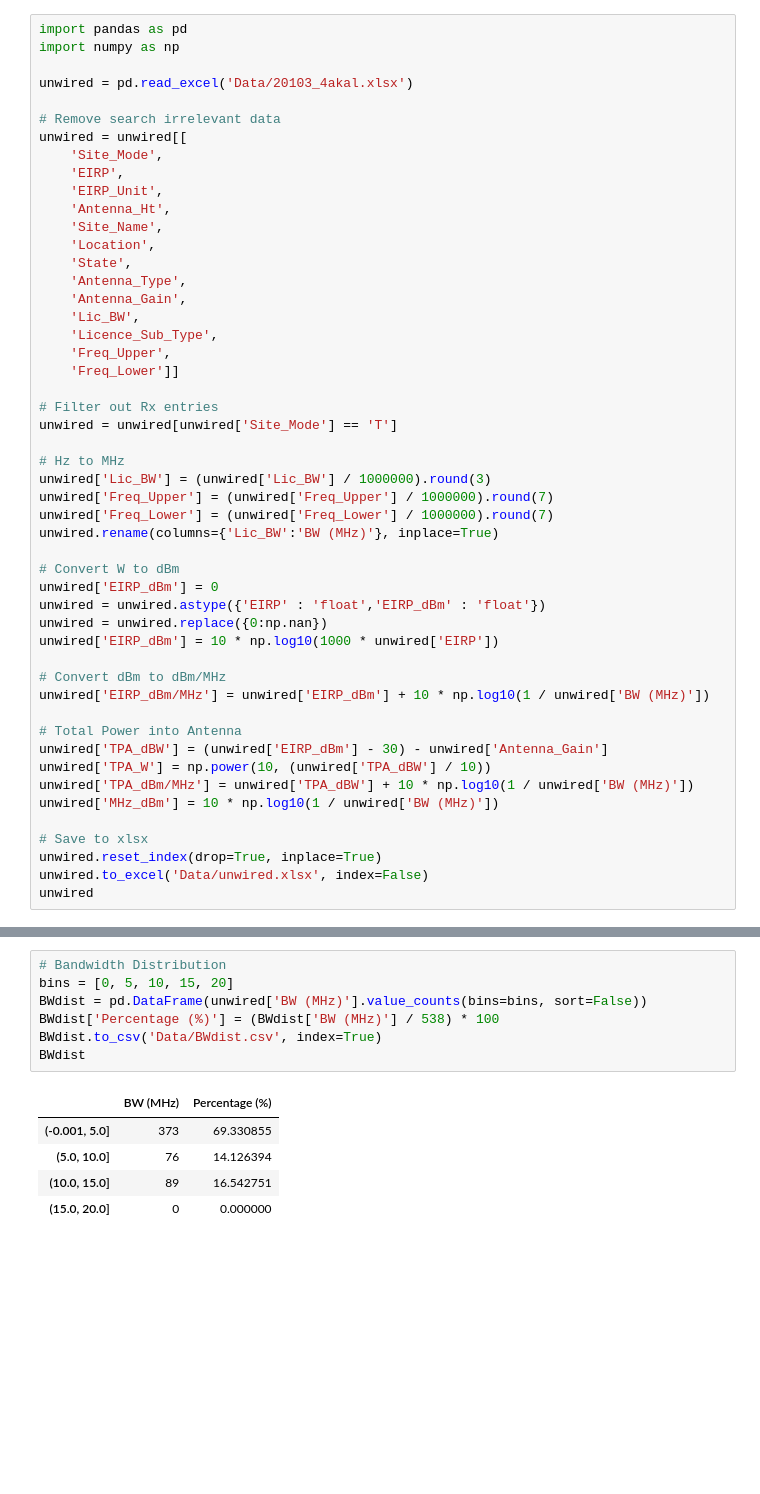
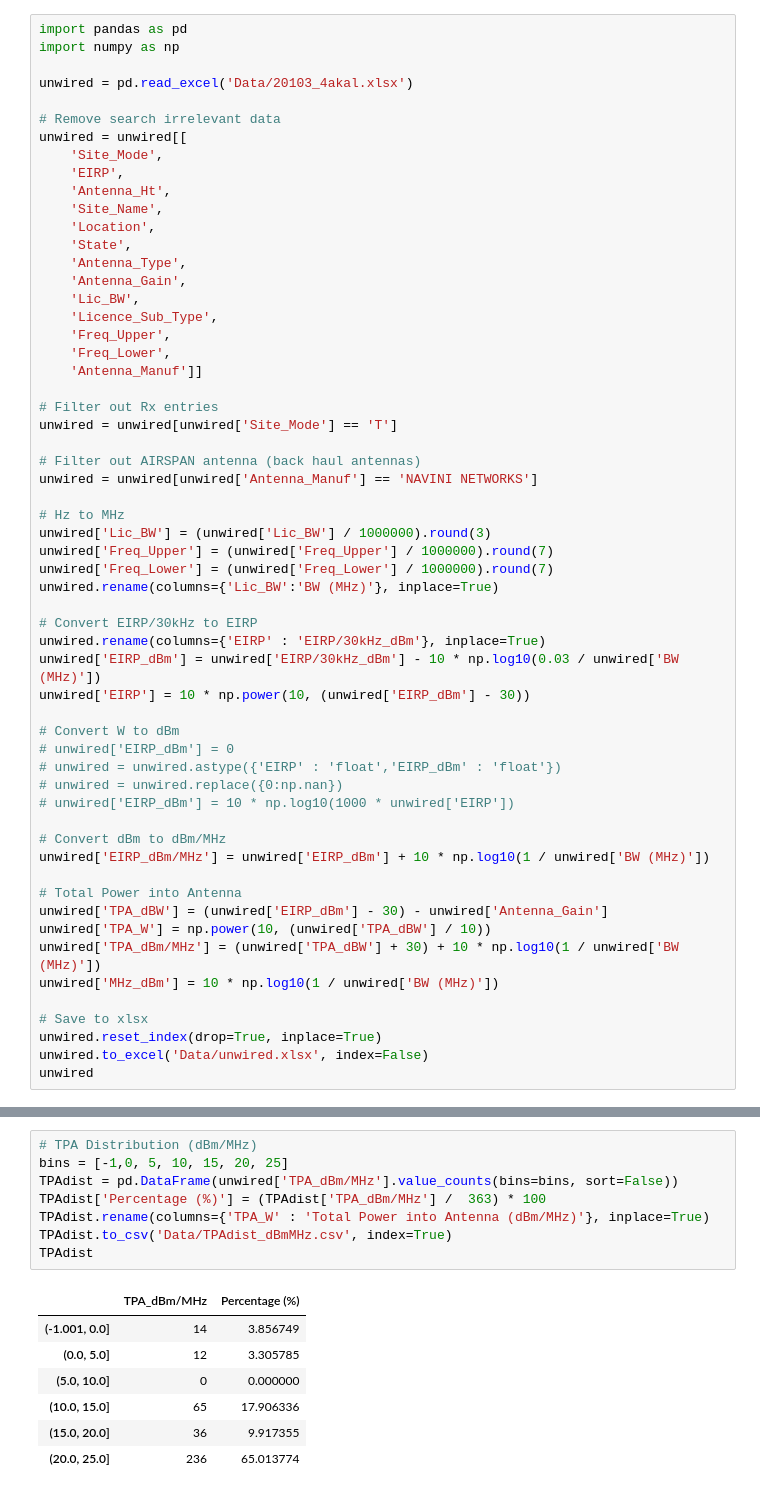
Before and after one commit to navnith-reddy/RAdata, a Jupyter notebook: UnwiredDataProcessing.ipynb, the cells around one changed output, grey strips where cells are left out. Drawn from its saved outputs; the diff is of its cells as text; blank space fills up the shorter version.

```diff
--- a/UnwiredDataProcessing.ipynb
+++ b/UnwiredDataProcessing.ipynb
@@ -32,7 +34,6 @@ unwired = pd.read_excel('Data/20103_4akal.xlsx')
 unwired = unwired[[
     'Site_Mode',
     'EIRP',
-    'EIRP_Unit',
     'Antenna_Ht',
     'Site_Name',
     'Location',
@@ -42,10 +43,14 @@ unwired = unwired[[
     'Lic_BW',
     'Licence_Sub_Type',
     'Freq_Upper',
-    'Freq_Lower']]
+    'Freq_Lower',
+    'Antenna_Manuf']]
 
 # Filter out Rx entries
 unwired = unwired[unwired['Site_Mode'] == 'T']
+
+# Filter out AIRSPAN antenna (back haul antennas)
+unwired = unwired[unwired['Antenna_Manuf'] == 'NAVINI NETWORKS']
 
 # Hz to MHz
 unwired['Lic_BW'] = (unwired['Lic_BW'] / 1000000).round(3)
@@ -53,11 +58,16 @@ unwired['Freq_Upper'] = (unwired['Freq_Upper'] / 1000000).round(7)
 unwired['Freq_Lower'] = (unwired['Freq_Lower'] / 1000000).round(7)
 unwired.rename(columns={'Lic_BW':'BW (MHz)'}, inplace=True)
 
+# Convert EIRP/30kHz to EIRP
+unwired.rename(columns={'EIRP' : 'EIRP/30kHz_dBm'}, inplace=True)
+unwired['EIRP_dBm'] = unwired['EIRP/30kHz_dBm'] - 10 * np.log10(0.03 / unwired['BW (MHz)'])
+unwired['EIRP'] = 10 * np.power(10, (unwired['EIRP_dBm'] - 30))
+
 # Convert W to dBm
-unwired['EIRP_dBm'] = 0
-unwired = unwired.astype({'EIRP' : 'float','EIRP_dBm' : 'float'})
-unwired = unwired.replace({0:np.nan})
-unwired['EIRP_dBm'] = 10 * np.log10(1000 * unwired['EIRP'])
+# unwired['EIRP_dBm'] = 0
+# unwired = unwired.astype({'EIRP' : 'float','EIRP_dBm' : 'float'})
+# unwired = unwired.replace({0:np.nan})
+# unwired['EIRP_dBm'] = 10 * np.log10(1000 * unwired['EIRP'])
 
 # Convert dBm to dBm/MHz
 unwired['EIRP_dBm/MHz'] = unwired['EIRP_dBm'] + 10 * np.log10(1 / unwired['BW (MHz)'])
@@ -65,7 +75,7 @@ unwired['EIRP_dBm/MHz'] = unwired['EIRP_dBm'] + 10 * np.log10(1 / unwired['BW (M
 # Total Power into Antenna
 unwired['TPA_dBW'] = (unwired['EIRP_dBm'] - 30) - unwired['Antenna_Gain']
 unwired['TPA_W'] = np.power(10, (unwired['TPA_dBW'] / 10))
-unwired['TPA_dBm/MHz'] = unwired['TPA_dBW'] + 10 * np.log10(1 / unwired['BW (MHz)'])
+unwired['TPA_dBm/MHz'] = (unwired['TPA_dBW'] + 30) + 10 * np.log10(1 / unwired['BW (MHz)'])
 unwired['MHz_dBm'] = 10 * np.log10(1 / unwired['BW (MHz)'])
 
 # Save to xlsx
@@ -103,13 +145,16 @@ BWstats
 # %%
-# Bandwidth Distribution
-bins = [0, 5, 10, 15, 20]
-BWdist = pd.DataFrame(unwired['BW (MHz)'].value_counts(bins=bins, sort=False))
-BWdist['Percentage (%)'] = (BWdist['BW (MHz)'] / 538) * 100
-BWdist.to_csv('Data/BWdist.csv', index=True)
-BWdist
+# TPA Distribution (dBm/MHz)
+bins = [-1,0, 5, 10, 15, 20, 25]
+TPAdist = pd.DataFrame(unwired['TPA_dBm/MHz'].value_counts(bins=bins, sort=False))
+TPAdist['Percentage (%)'] = (TPAdist['TPA_dBm/MHz'] /  363) * 100
+TPAdist.rename(columns={'TPA_W' : 'Total Power into Antenna (dBm/MHz)'}, inplace=True)
+TPAdist.to_csv('Data/TPAdist_dBmMHz.csv', index=True)
+TPAdist
 # %% [output]
-|  | BW (MHz) | Percentage (%) |
-| (-0.001, 5.0] | 373 | 69.330855 |
-| (5.0, 10.0] | 76 | 14.126394 |
-| (10.0, 15.0] | 89 | 16.542751 |
-| (15.0, 20.0] | 0 | 0.000000 |
+|  | TPA_dBm/MHz | Percentage (%) |
+| (-1.001, 0.0] | 14 | 3.856749 |
+| (0.0, 5.0] | 12 | 3.305785 |
+| (5.0, 10.0] | 0 | 0.000000 |
+| (10.0, 15.0] | 65 | 17.906336 |
+| (15.0, 20.0] | 36 | 9.917355 |
+| (20.0, 25.0] | 236 | 65.013774 |
```
Also changed, not shown: parts of 14 cells of this notebook, 11 other files.
